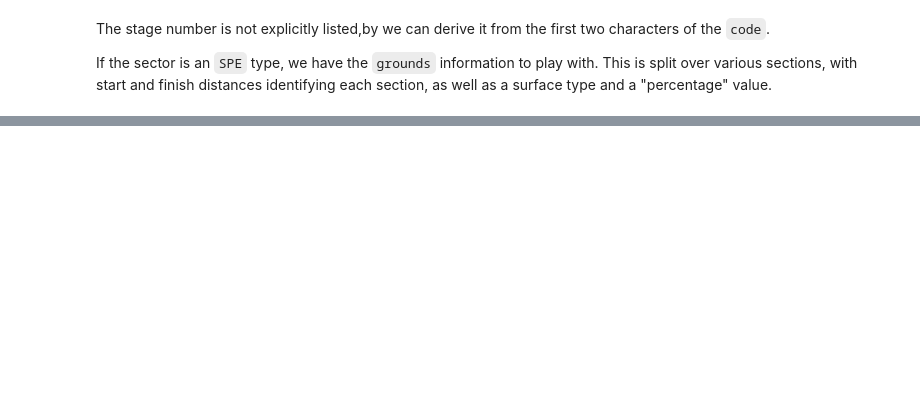
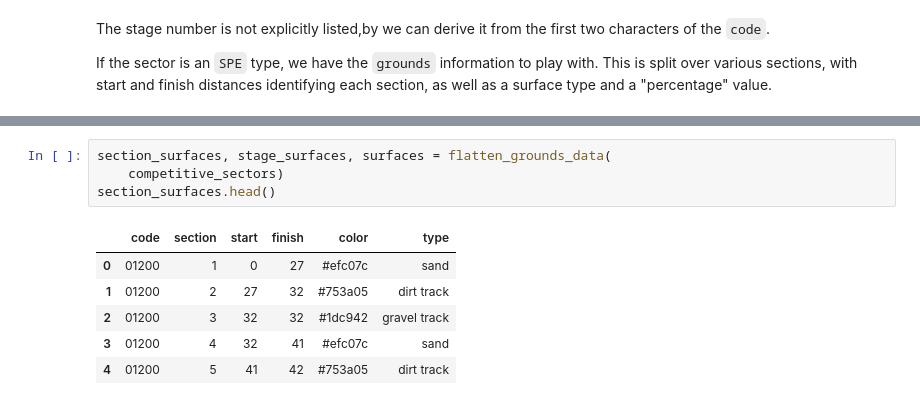
Before and after one commit to RallyDataJunkie/wrangling_dakar_2025, a Jupyter notebook: src/14_stages.ipynb, the cells around one changed output, grey strips where cells are left out. Saved outputs shown, nothing was run; the diff lists cells and outputs as text; blank space fills up the shorter version.

```diff
--- a/src/14_stages.ipynb
+++ b/src/14_stages.ipynb
@@ -158,0 +257,11 @@ That said, this data might support an interesting view of the stage make up, par
+# %%
+section_surfaces, stage_surfaces, surfaces = flatten_grounds_data(
+    competitive_sectors)
+section_surfaces.head()
+# %% [output]
+|  | code | section | start | finish | color | type |
+| 0 | 01200 | 1 | 0 | 27 | #efc07c | sand |
+| 1 | 01200 | 2 | 27 | 32 | #753a05 | dirt track |
+| 2 | 01200 | 3 | 32 | 32 | #1dc942 | gravel track |
+| 3 | 01200 | 4 | 32 | 41 | #efc07c | sand |
+| 4 | 01200 | 5 | 41 | 42 | #753a05 | dirt track |
```
Also changed, not shown: parts of 17 cells of this notebook.
